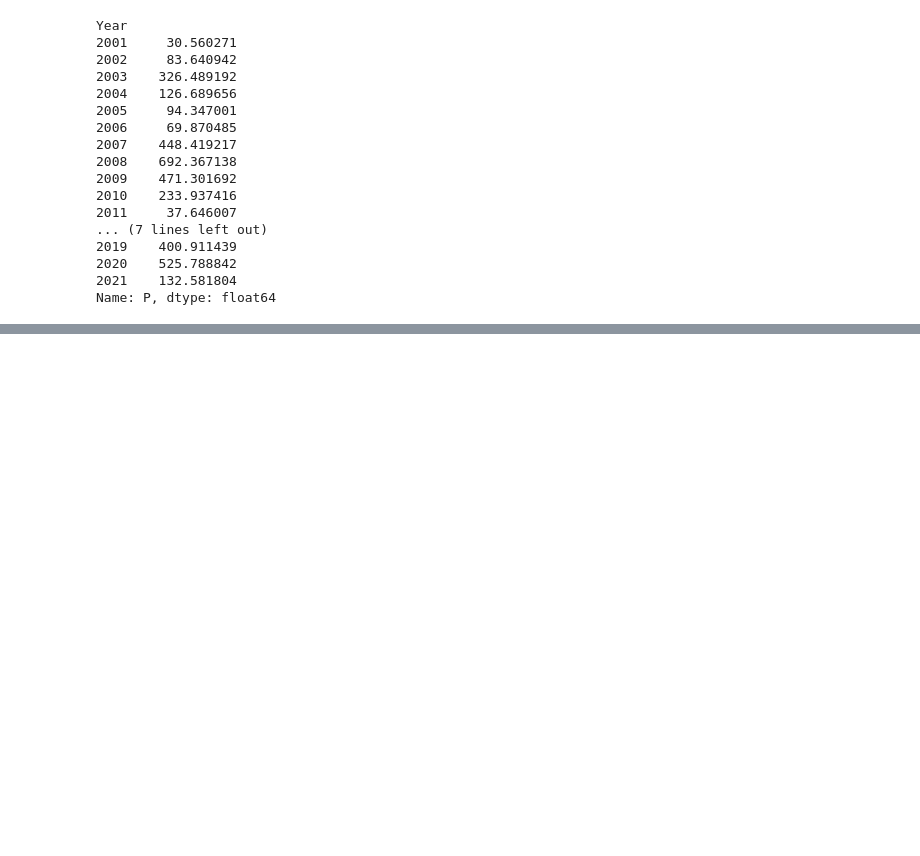
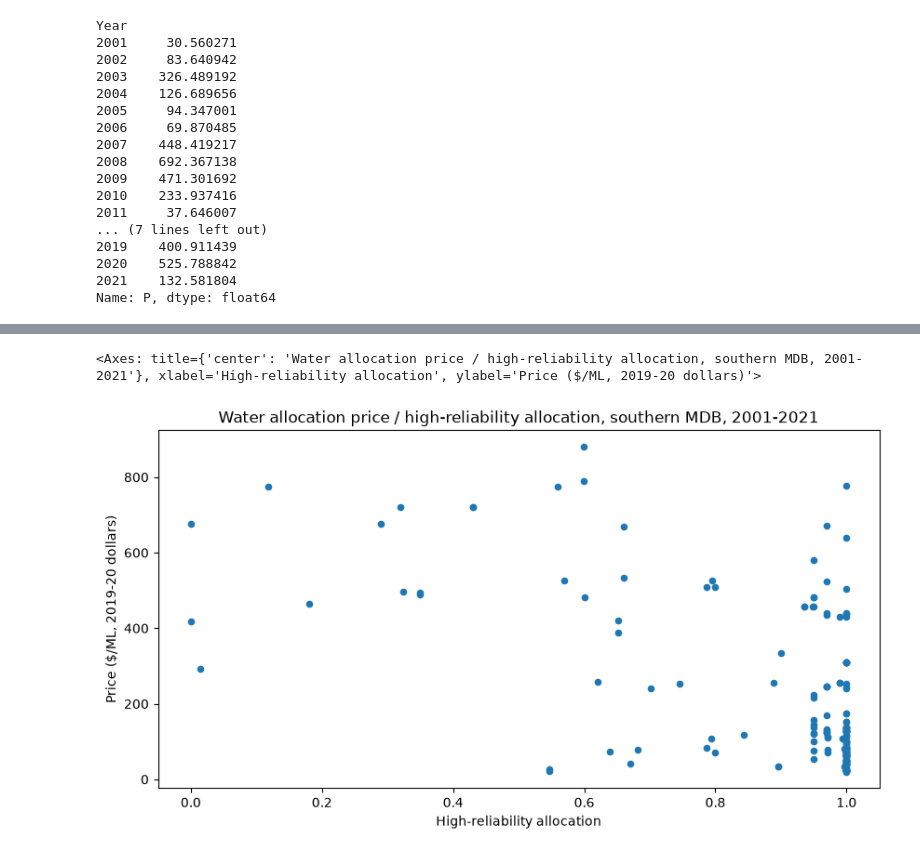
Before and after one commit to imadramdani-prog/murray-darling-water-market, a Jupyter notebook: notebooks/01_explore.ipynb, the cells around one changed output, grey strips where cells are left out. Drawn from its saved outputs; the diff is of its cells as text; code cells hidden in the pictures; blank space fills up the shorter version.

```diff
--- a/notebooks/01_explore.ipynb
+++ b/notebooks/01_explore.ipynb
@@ -144,0 +184,6 @@ price_by_year.plot(title="Average Price by Year", ylabel="Average Price", xlabel
+# %%
+
+df_south.plot.scatter(x="a_High", y="P", title="Water allocation price / high-reliability allocation, southern MDB, 2001-2021", xlabel="High-reliability allocation", ylabel="Price ($/ML, 2019-20 dollars)", figsize=(10, 5))
+# %% [output]
+<Axes: title={'center': 'Water allocation price / high-reliability allocation, southern MDB, 2001-2021'}, xlabel='High-reliability allocation', ylabel='Price ($/ML, 2019-20 dollars)'>
+[figure, added]
```
Also changed, not shown: parts of 7 cells of this notebook.
